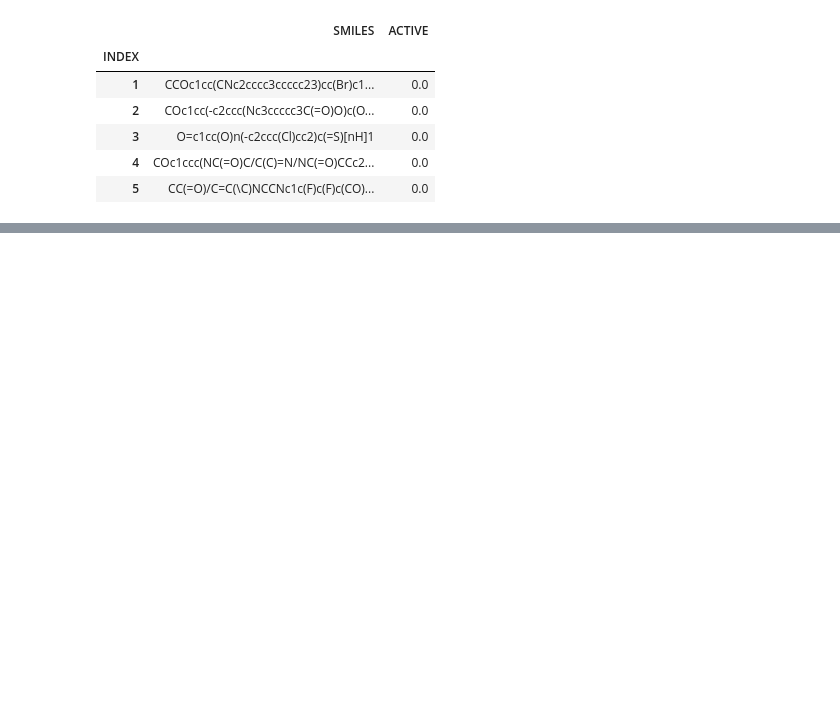
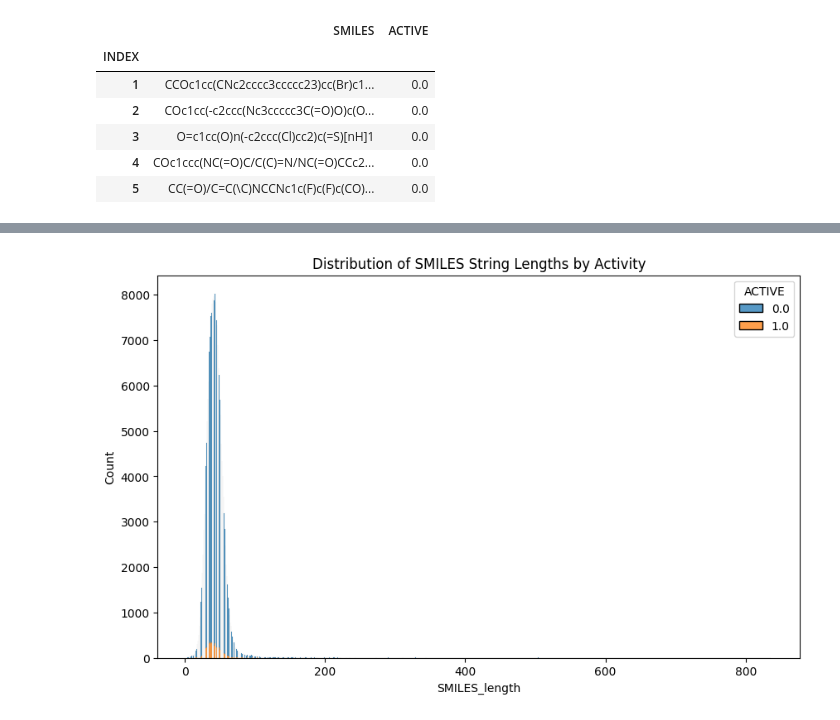
Before and after one commit to Leandr0Duar7e/KTH_ID2214, a Jupyter notebook: Assignment4/Leandro_approach/src/eda.ipynb, the cells around one changed output, grey strips where cells are left out. Drawn from its saved outputs; the diff is of its cells as text; code cells hidden in the pictures; blank space fills up the shorter version.

```diff
--- a/Assignment4/Leandro_approach/src/eda.ipynb
+++ b/Assignment4/Leandro_approach/src/eda.ipynb
@@ -38,0 +156,9 @@ memory usage: 4.8+ MB
+# %%
+# SMILES Length Analysis
+df['SMILES_length'] = df['SMILES'].str.len()
+plt.figure(figsize=(10, 6))
+sns.histplot(data=df, x='SMILES_length', hue='ACTIVE', multiple="stack")
+plt.title('Distribution of SMILES String Lengths by Activity')
+plt.show()
+# %% [output]
+[figure, added]
```
Also changed, not shown: parts of 51 cells of this notebook, 2 other files.
